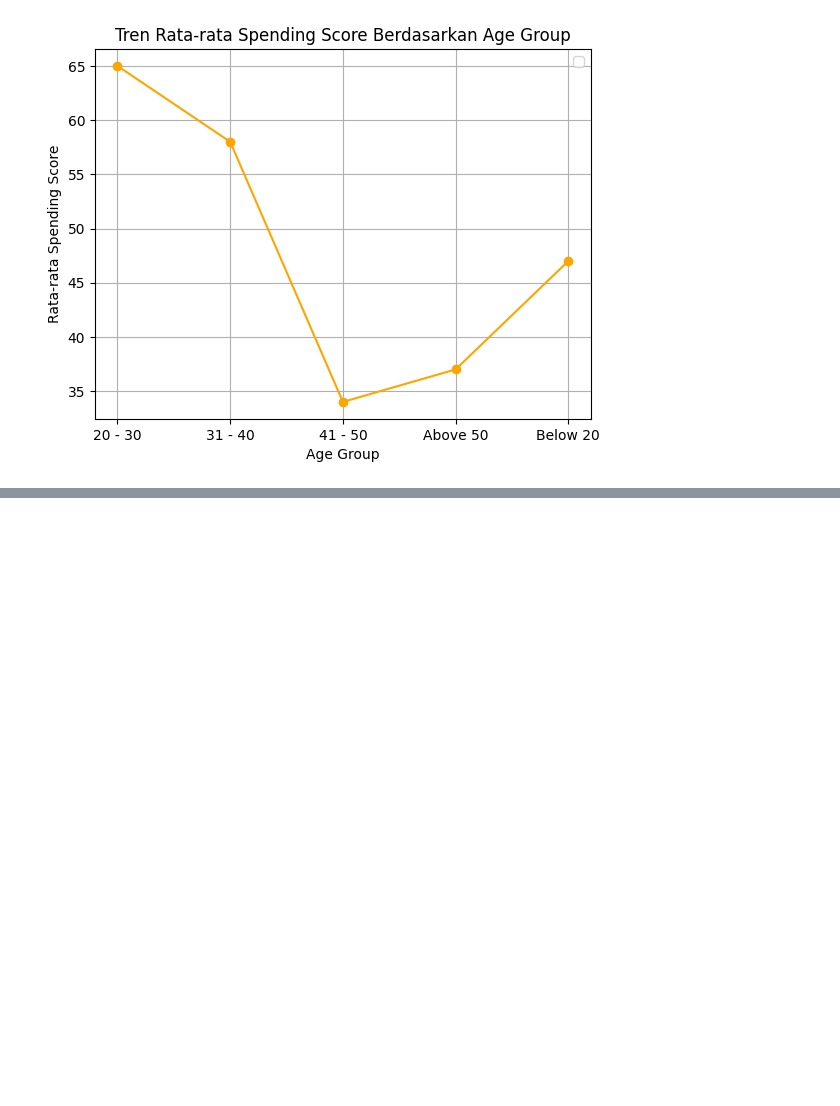
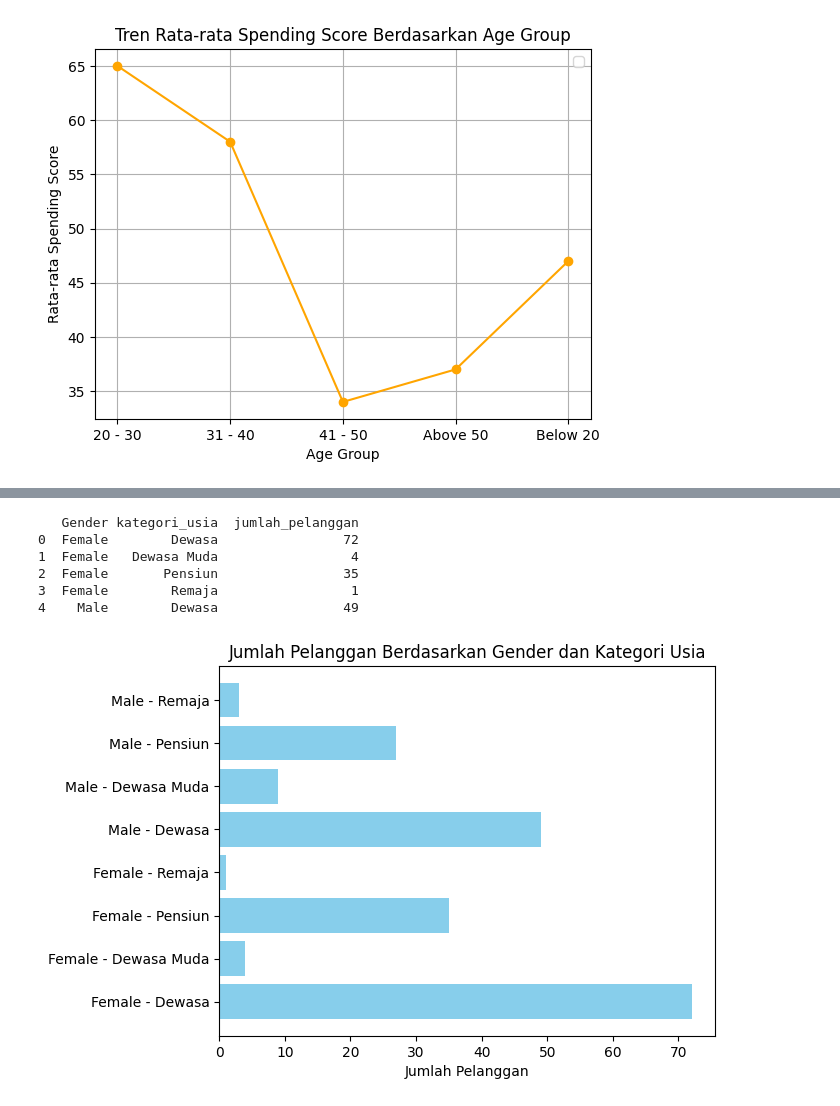
Before and after one commit to BlackBox-Ops/ML-Customer-Segmentation, a Jupyter notebook: notebooks/analisis_eda.ipynb, the cells around one changed output, grey strips where cells are left out. Cells and saved outputs as stored; diff of their text form; code cells hidden in the pictures; blank space fills up the shorter version.

```diff
--- a/notebooks/analisis_eda.ipynb
+++ b/notebooks/analisis_eda.ipynb
@@ -868,0 +901,55 @@ No artists with labels found to put in legend.  Note that artists whose label st
+# %%
+query = """
+SELECT
+    "Gender",
+    "kategori_usia",
+    COUNT("CustomerID") AS jumlah_pelanggan
+FROM (
+    SELECT
+        "CustomerID",
+        "Gender",
+        CASE
+            WHEN "Age" <= 18 THEN 'Remaja'
+            WHEN "Age" BETWEEN 19 AND 20 THEN 'Dewasa Muda'
+            WHEN "Age" BETWEEN 31 AND 60 THEN 'Dewasa'
+            ELSE 'Pensiun'
+        END AS "kategori_usia"
+    FROM customer_segmentation
+) AS categorized_data
+GROUP BY "Gender", "kategori_usia"
+ORDER BY "Gender", "kategori_usia" ASC;
+"""
+
+customer_group_df = db.execute_query(query)
+
+# Jika result sudah berupa DataFrame
+if customer_group_df is not None:
+    print(customer_group_df.head())
+# %% [output]
+   Gender kategori_usia  jumlah_pelanggan
+0  Female        Dewasa                72
+1  Female   Dewasa Muda                 4
+2  Female       Pensiun                35
+3  Female        Remaja                 1
+4    Male        Dewasa                49
+# %%
+# Data untuk grouped bar chart
+categories = customer_group_df["kategori_usia"].unique()
+male_counts = customer_group_df[customer_group_df["Gender"] == "Male"].set_index("kategori_usia")["jumlah_pelanggan"]
+female_counts = customer_group_df[customer_group_df["Gender"] == "Female"].set_index("kategori_usia")["jumlah_pelanggan"]
+
+male_counts = male_counts.reindex(categories, fill_value=0)
+female_counts = female_counts.reindex(categories, fill_value=0)
+
+x = np.arange(len(categories))
+
+# Menggabungkan kategori gender dan usia
+customer_group_df["Label"] = customer_group_df["Gender"] + " - " + customer_group_df["kategori_usia"]
+
+# Plot
+plt.barh(customer_group_df["Label"], customer_group_df["jumlah_pelanggan"], color="skyblue")
+plt.xlabel("Jumlah Pelanggan")
+plt.title("Jumlah Pelanggan Berdasarkan Gender dan Kategori Usia")
+plt.show()
+# %% [output]
+[figure, added]
```
Also changed, not shown: parts of 6 cells of this notebook.
